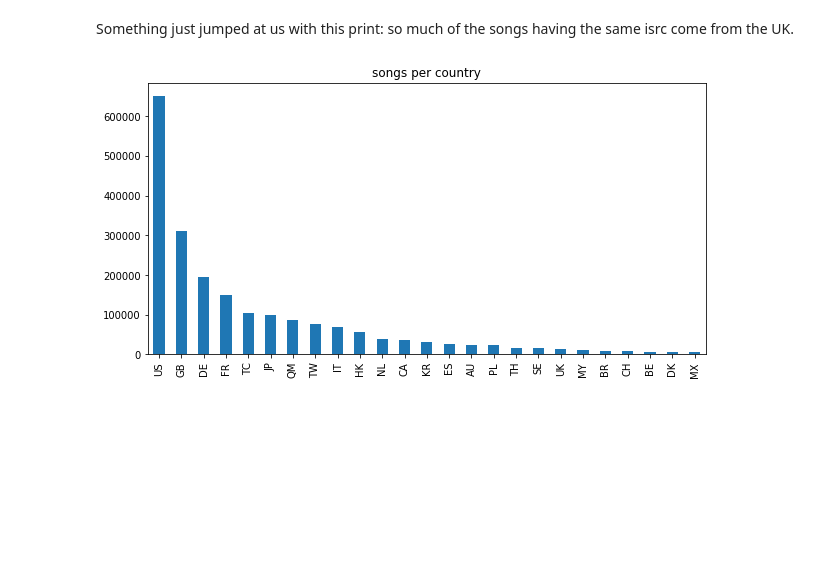
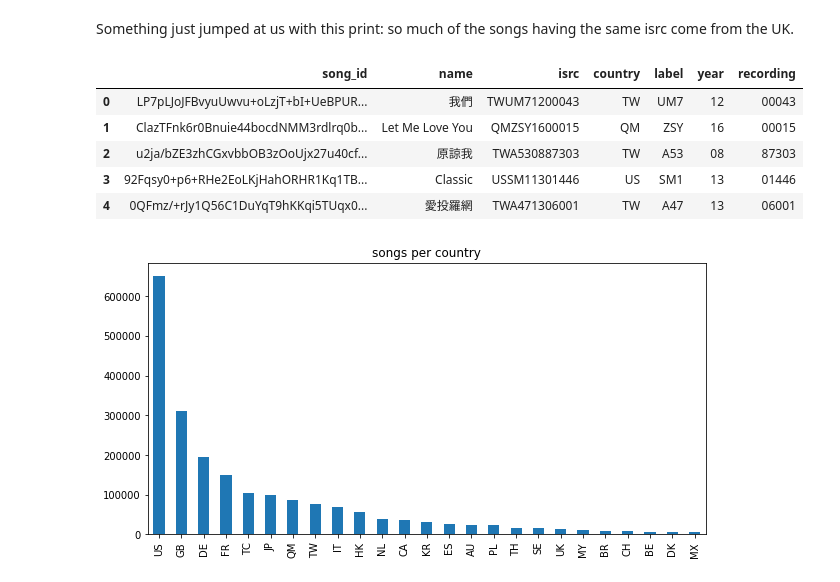
Before and after one commit to PaulPruliere/wsdm, a Jupyter notebook: wsdm.ipynb, the cells around one changed output. Cells and saved outputs as stored; diff of their text form; code cells hidden in the pictures; blank space fills up the shorter version.

```diff
--- a/wsdm.ipynb
+++ b/wsdm.ipynb
@@ -465,6 +465,15 @@ extra["country"] = extra.isrc.str[:2]
 extra["label"] = extra.isrc.str[2:5]
 extra["year"] = extra.isrc.str[5:7]
 extra["recording"] = extra.isrc.str[7:]
+# %%
+extra.head()
+# %% [output]
+|  | song_id | name | isrc | country | label | year | recording |
+| 0 | LP7pLJoJFBvyuUwvu+oLzjT+bI+UeBPUR... | 我們 | TWUM71200043 | TW | UM7 | 12 | 00043 |
+| 1 | ClazTFnk6r0Bnuie44bocdNMM3rdlrq0b... | Let Me Love You | QMZSY1600015 | QM | ZSY | 16 | 00015 |
+| 2 | u2ja/bZE3zhCGxvbbOB3zOoUjx27u40cf... | 原諒我 | TWA530887303 | TW | A53 | 08 | 87303 |
+| 3 | 92Fqsy0+p6+RHe2EoLKjHahORHR1Kq1TB... | Classic | USSM11301446 | US | SM1 | 13 | 01446 |
+| 4 | 0QFmz/+rJy1Q56C1DuYqT9hKKqi5TUqx0... | 愛投羅網 | TWA471306001 | TW | A47 | 13 | 06001 |
 # %%
 plt.figure(figsize=(10, 5))
 extra.country.value_counts()[:25].plot.bar()
```
Also changed, not shown: parts of 2 cells of this notebook.
